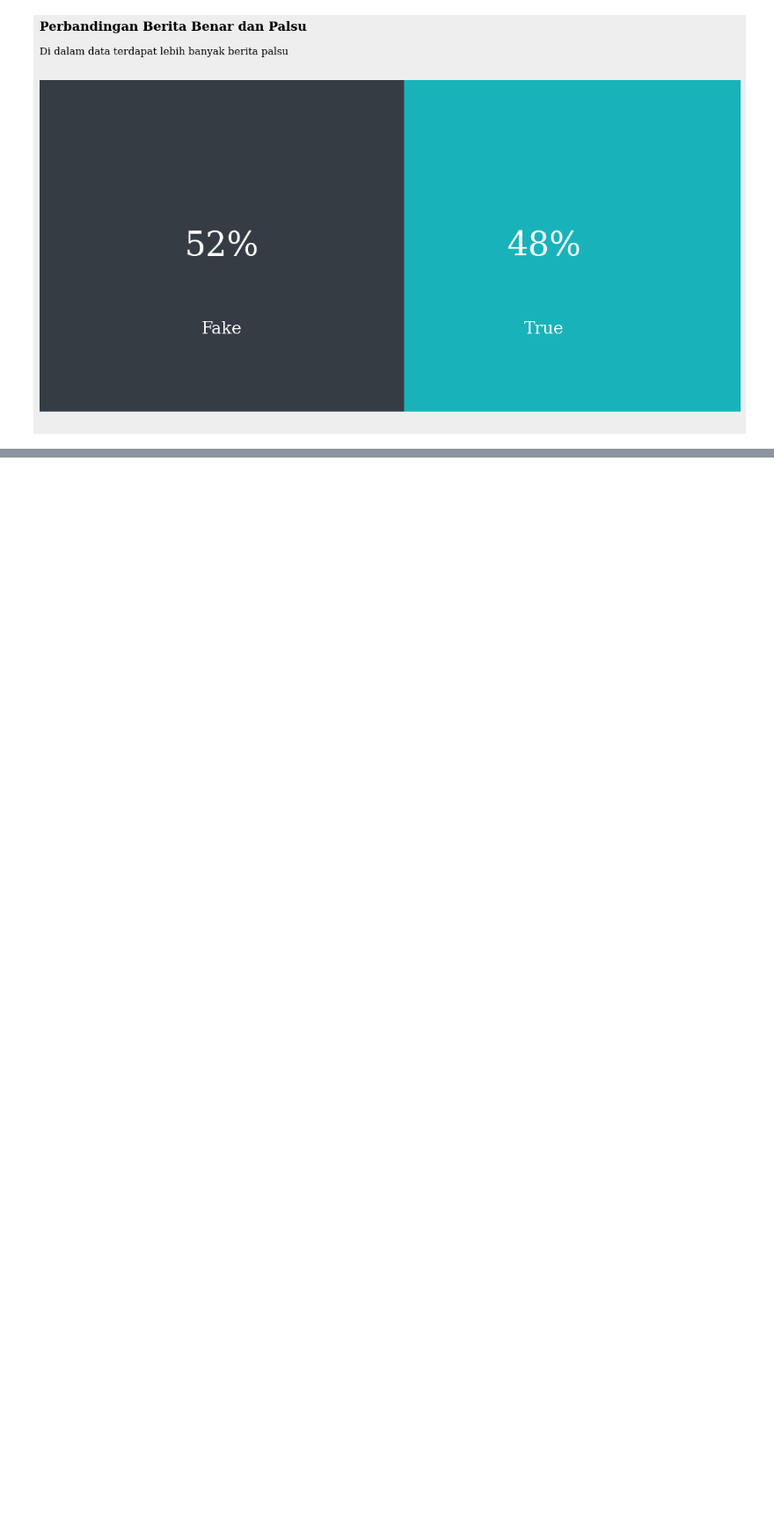
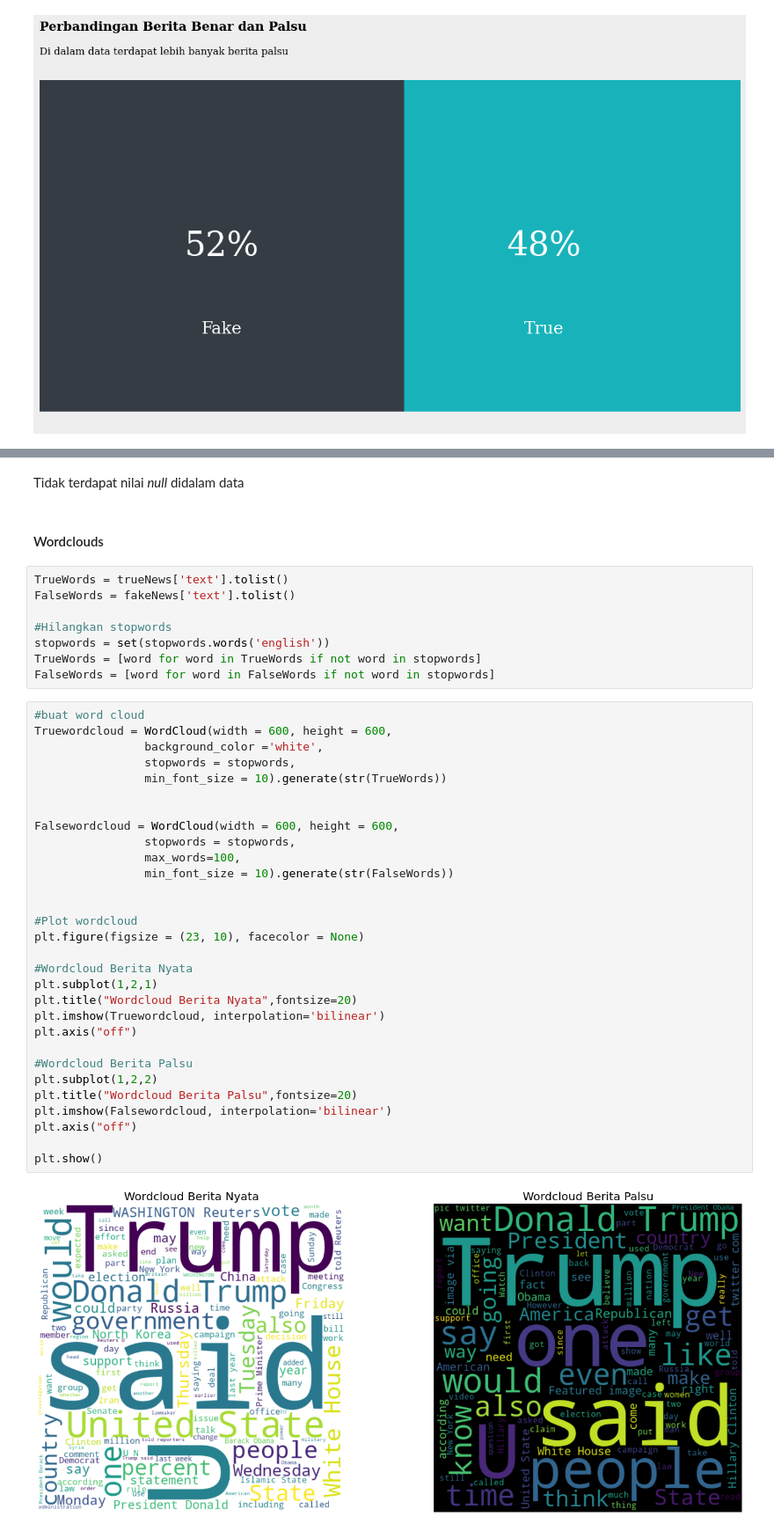
Before and after one commit to alexanderjanuar/SimpleFakeNewsClassifer, a Jupyter notebook: SimpleFakeNewsClassifer.ipynb, the cells around one changed output, grey strips where cells are left out. Shown at 88% size. Cells and saved outputs as stored; diff of their text form; blank space fills up the shorter version.

```diff
--- a/SimpleFakeNewsClassifer.ipynb
+++ b/SimpleFakeNewsClassifer.ipynb
@@ -140,0 +160,44 @@ for s in ['top', 'left', 'right', 'bottom']:
+# %% [markdown]
+Tidak terdapat nilai *null* didalam data
+# %% [markdown]
+#### Wordclouds
+# %%
+TrueWords = trueNews['text'].tolist()
+FalseWords = fakeNews['text'].tolist()
+
+#Hilangkan stopwords
+stopwords = set(stopwords.words('english'))
+TrueWords = [word for word in TrueWords if not word in stopwords]
+FalseWords = [word for word in FalseWords if not word in stopwords]
+# %%
+#buat word cloud
+Truewordcloud = WordCloud(width = 600, height = 600,
+                background_color ='white',
+                stopwords = stopwords,
+                min_font_size = 10).generate(str(TrueWords))
+
+
+Falsewordcloud = WordCloud(width = 600, height = 600,
+                stopwords = stopwords,
+                max_words=100,
+                min_font_size = 10).generate(str(FalseWords))
+
+
+#Plot wordcloud
+plt.figure(figsize = (23, 10), facecolor = None)
+
+#Wordcloud Berita Nyata
+plt.subplot(1,2,1)
+plt.title("Wordcloud Berita Nyata",fontsize=20)
+plt.imshow(Truewordcloud, interpolation='bilinear')
+plt.axis("off")
+
+#Wordcloud Berita Palsu
+plt.subplot(1,2,2)
+plt.title("Wordcloud Berita Palsu",fontsize=20)
+plt.imshow(Falsewordcloud, interpolation='bilinear')
+plt.axis("off")
+
+plt.show()
+# %% [output]
+[figure, added]
```
Also changed, not shown: parts of 12 cells of this notebook.
